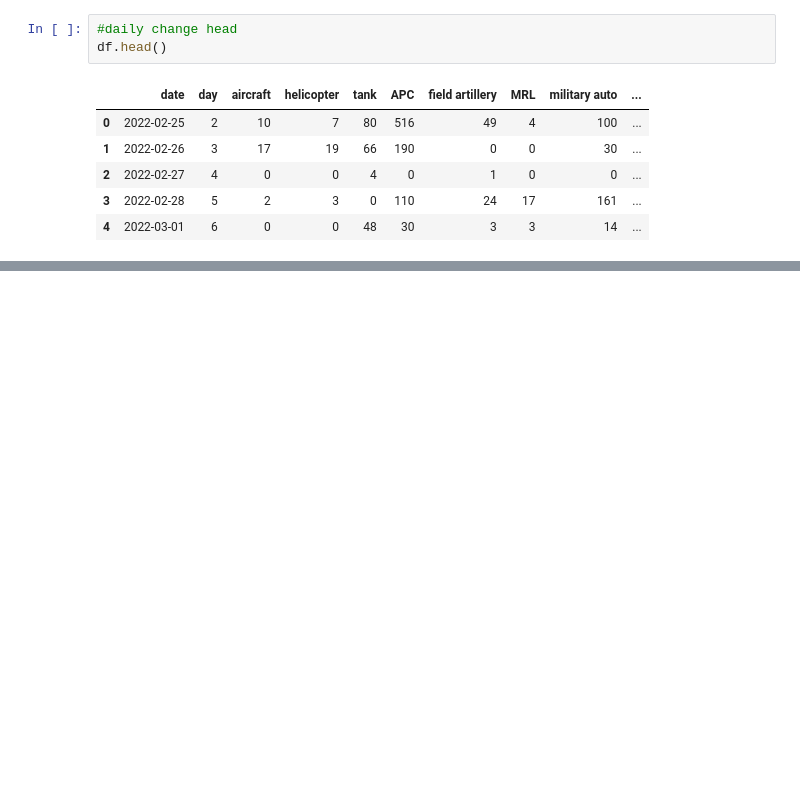
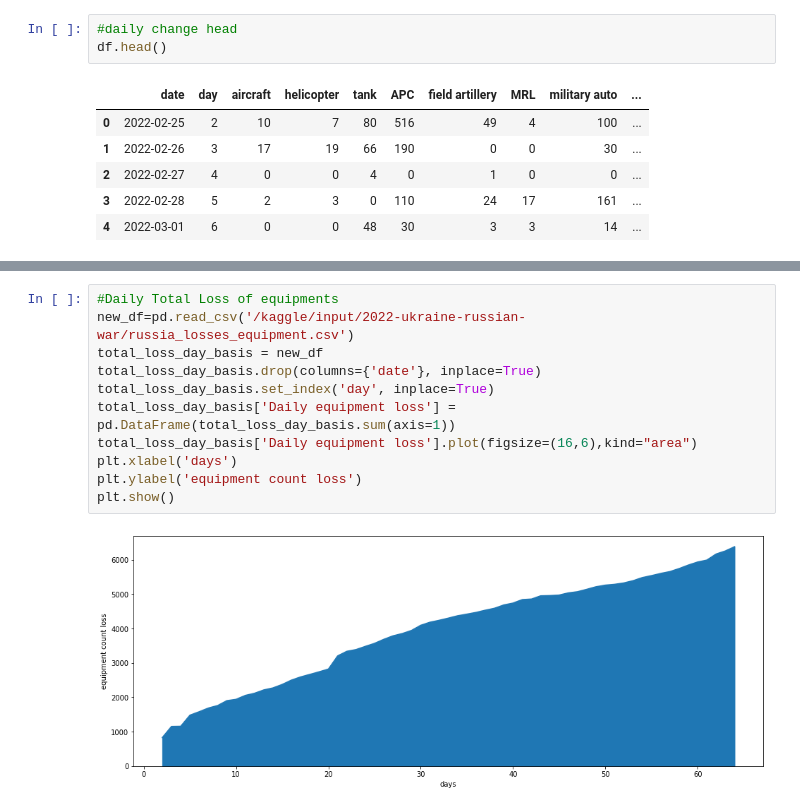
Before and after one commit to DhanushNarayanan7/Ukraine-Russia-Analysis, a Jupyter notebook: Ukraine_Russia_2022_Analysis.ipynb, the cells around one changed output, grey strips where cells are left out. Saved outputs shown, nothing was run; the diff lists cells and outputs as text; blank space fills up the shorter version.

Commit message:
Kaggle Notebook | Ukraine_Russia_2022_Analysis | Version 12

```diff
--- a/Ukraine_Russia_2022_Analysis.ipynb
+++ b/Ukraine_Russia_2022_Analysis.ipynb
@@ -230,0 +213,13 @@ plt.show()
+# %%
+#Daily Total Loss of equipments
+new_df=pd.read_csv('/kaggle/input/2022-ukraine-russian-war/russia_losses_equipment.csv')
+total_loss_day_basis = new_df
+total_loss_day_basis.drop(columns={'date'}, inplace=True)
+total_loss_day_basis.set_index('day', inplace=True)
+total_loss_day_basis['Daily equipment loss'] = pd.DataFrame(total_loss_day_basis.sum(axis=1))
+total_loss_day_basis['Daily equipment loss'].plot(figsize=(16,6),kind="area")
+plt.xlabel('days')
+plt.ylabel('equipment count loss')
+plt.show()
+# %% [output]
+[figure, added]
```
Also changed, not shown: parts of 12 cells of this notebook.
